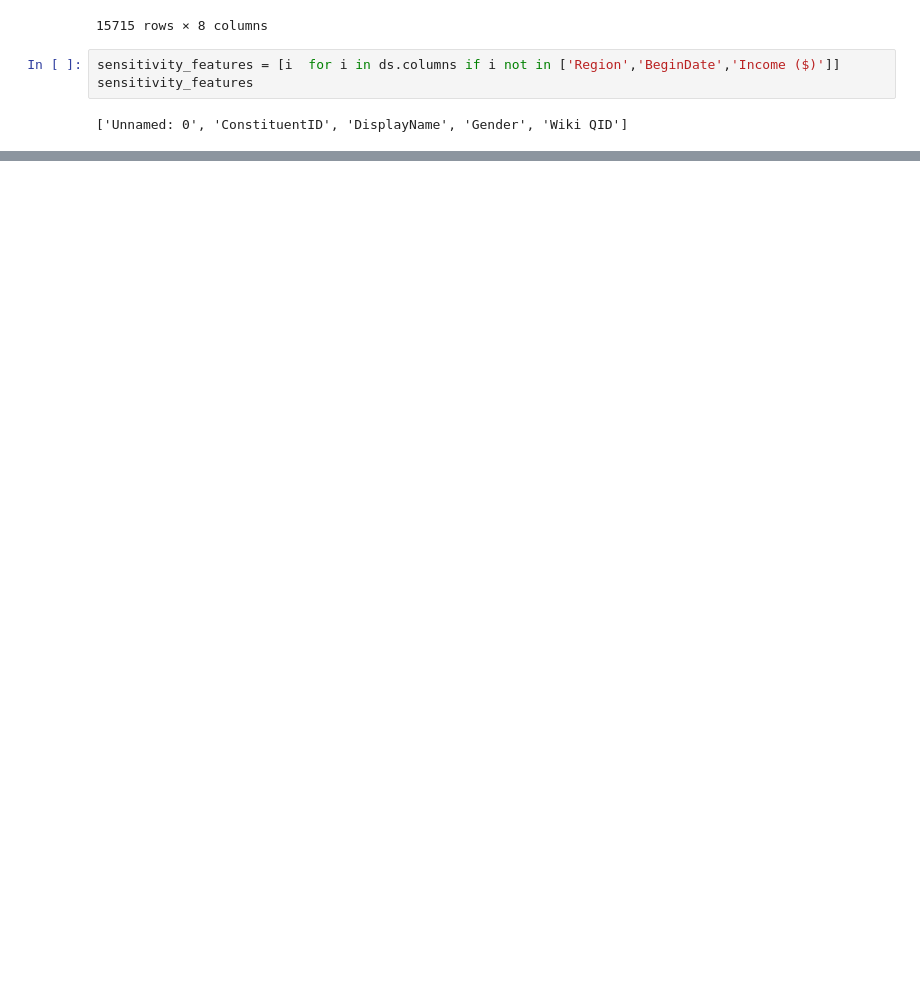
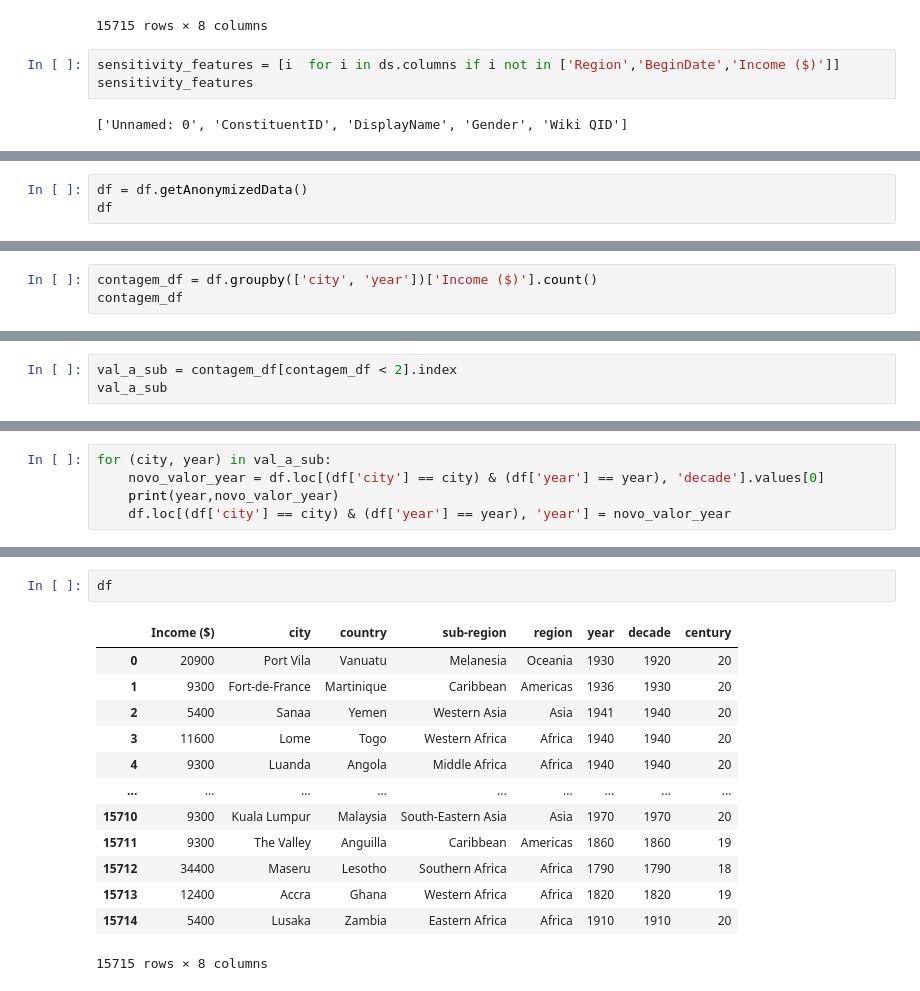
Before and after one commit to Magalhaes-Alves/tb_2_privacidade, a Jupyter notebook: Teste.ipynb, the cells around one changed output, grey strips where cells are left out. Drawn from its saved outputs; the diff is of its cells as text; blank space fills up the shorter version.

```diff
--- a/Teste.ipynb
+++ b/Teste.ipynb
@@ -237,0 +30,3 @@ datasets[0]
+# %%
+df = df.getAnonymizedData()
+df
@@ -237,0 +47,3 @@ datasets[0]
+# %%
+contagem_df = df.groupby(['city', 'year'])['Income ($)'].count()
+contagem_df
@@ -237,0 +64,3 @@ datasets[0]
+# %%
+val_a_sub = contagem_df[contagem_df < 2].index
+val_a_sub
@@ -237,0 +85,5 @@ datasets[0]
+# %%
+for (city, year) in val_a_sub:
+    novo_valor_year = df.loc[(df['city'] == city) & (df['year'] == year), 'decade'].values[0]
+    print(year,novo_valor_year)
+    df.loc[(df['city'] == city) & (df['year'] == year), 'year'] = novo_valor_year
@@ -237,0 +108,16 @@ datasets[0]
+# %%
+df
+# %% [output]
+|  | Income ($) | city | country | sub-region | region | year | decade | century |
+| 0 | 20900 | Port Vila | Vanuatu | Melanesia | Oceania | 1930 | 1920 | 20 |
+| 1 | 9300 | Fort-de-France | Martinique | Caribbean | Americas | 1936 | 1930 | 20 |
+| 2 | 5400 | Sanaa | Yemen | Western Asia | Asia | 1941 | 1940 | 20 |
+| 3 | 11600 | Lome | Togo | Western Africa | Africa | 1940 | 1940 | 20 |
+| 4 | 9300 | Luanda | Angola | Middle Africa | Africa | 1940 | 1940 | 20 |
+| ... | ... | ... | ... | ... | ... | ... | ... | ... |
+| 15710 | 9300 | Kuala Lumpur | Malaysia | South-Eastern Asia | Asia | 1970 | 1970 | 20 |
+| 15711 | 9300 | The Valley | Anguilla | Caribbean | Americas | 1860 | 1860 | 19 |
+| 15712 | 34400 | Maseru | Lesotho | Southern Africa | Africa | 1790 | 1790 | 18 |
+| 15713 | 12400 | Accra | Ghana | Western Africa | Africa | 1820 | 1820 | 19 |
+| 15714 | 5400 | Lusaka | Zambia | Eastern Africa | Africa | 1910 | 1910 | 20 |
+15715 rows × 8 columns
```
Also changed, not shown: parts of 42 cells of this notebook.
